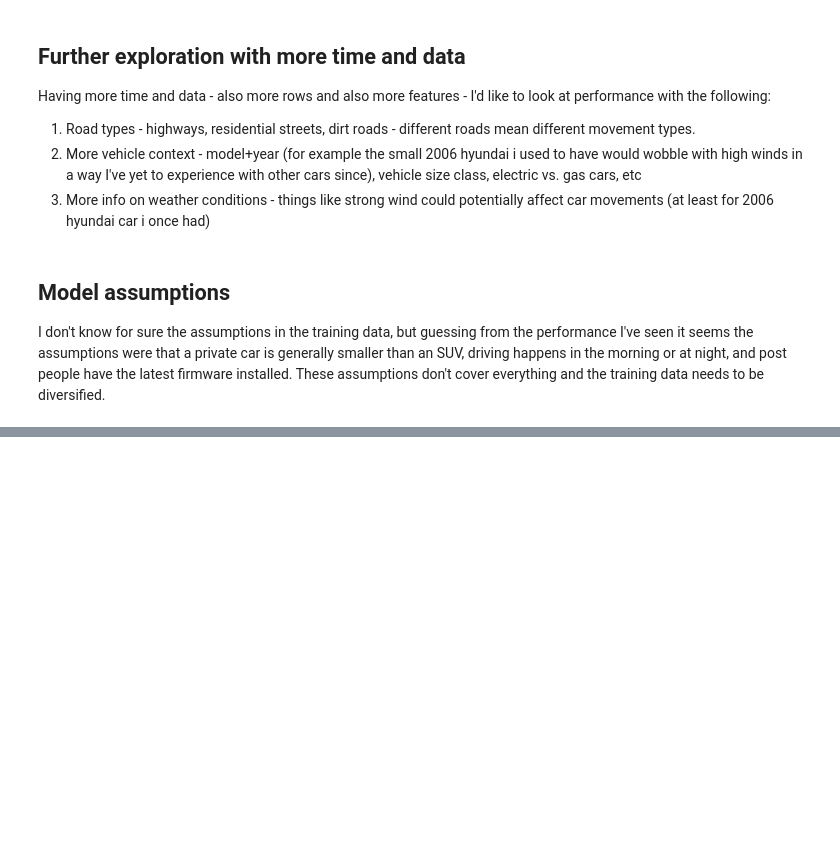
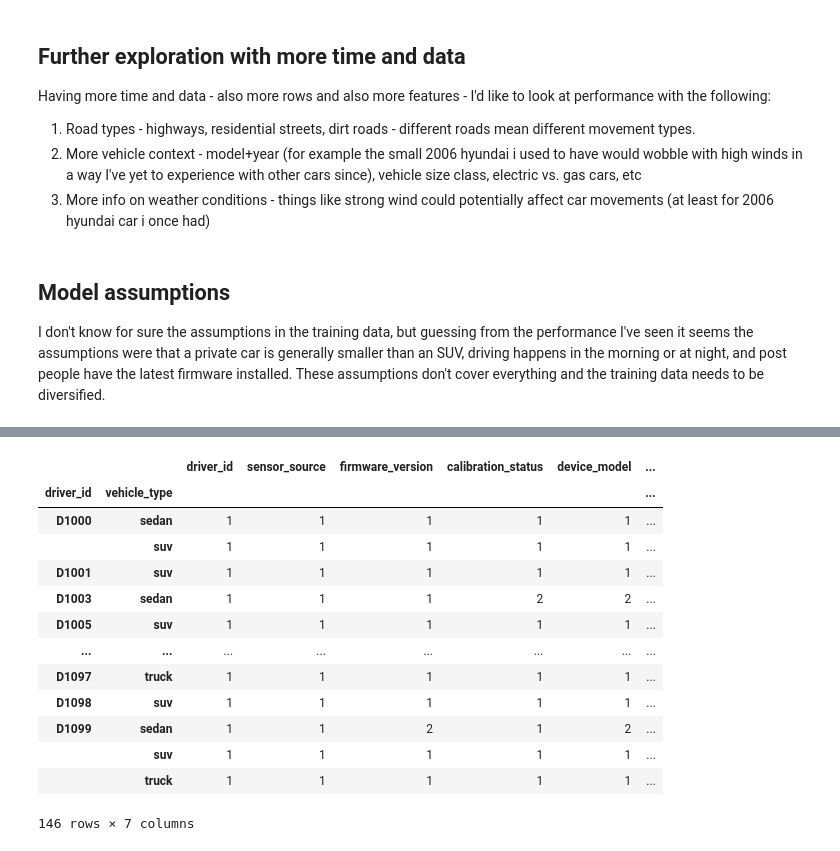
Before and after one commit to DanielleMenu/sensor-analysis-assignment, a Jupyter notebook: example.ipynb, the cells around one changed output, grey strips where cells are left out. Saved outputs shown, nothing was run; the diff lists cells and outputs as text; code cells hidden in the pictures; blank space fills up the shorter version.

```diff
--- a/example.ipynb
+++ b/example.ipynb
@@ -74,0 +178,2 @@ I don't know for sure the assumptions in the training data, but guessing from th
+# %%
+test_data = add_confusion_label(test_data, 'label', 'predictions', positive_class='collision')
@@ -74,0 +593,18 @@ I don't know for sure the assumptions in the training data, but guessing from th
+# %%
+test_driver_info = test_data.groupby(['driver_id','vehicle_type'])[relevant_columns].nunique()
+test_driver_info
+# %% [output]
+|  |  | driver_id | sensor_source | firmware_version | calibration_status | device_model | ... |
+| driver_id | vehicle_type |  |  |  |  |  | ... |
+| D1000 | sedan | 1 | 1 | 1 | 1 | 1 | ... |
+|  | suv | 1 | 1 | 1 | 1 | 1 | ... |
+| D1001 | suv | 1 | 1 | 1 | 1 | 1 | ... |
+| D1003 | sedan | 1 | 1 | 1 | 2 | 2 | ... |
+| D1005 | suv | 1 | 1 | 1 | 1 | 1 | ... |
+| ... | ... | ... | ... | ... | ... | ... | ... |
+| D1097 | truck | 1 | 1 | 1 | 1 | 1 | ... |
+| D1098 | suv | 1 | 1 | 1 | 1 | 1 | ... |
+| D1099 | sedan | 1 | 1 | 2 | 1 | 2 | ... |
+|  | suv | 1 | 1 | 1 | 1 | 1 | ... |
+|  | truck | 1 | 1 | 1 | 1 | 1 | ... |
+146 rows × 7 columns
```
Also changed, not shown: parts of 29 cells of this notebook.
